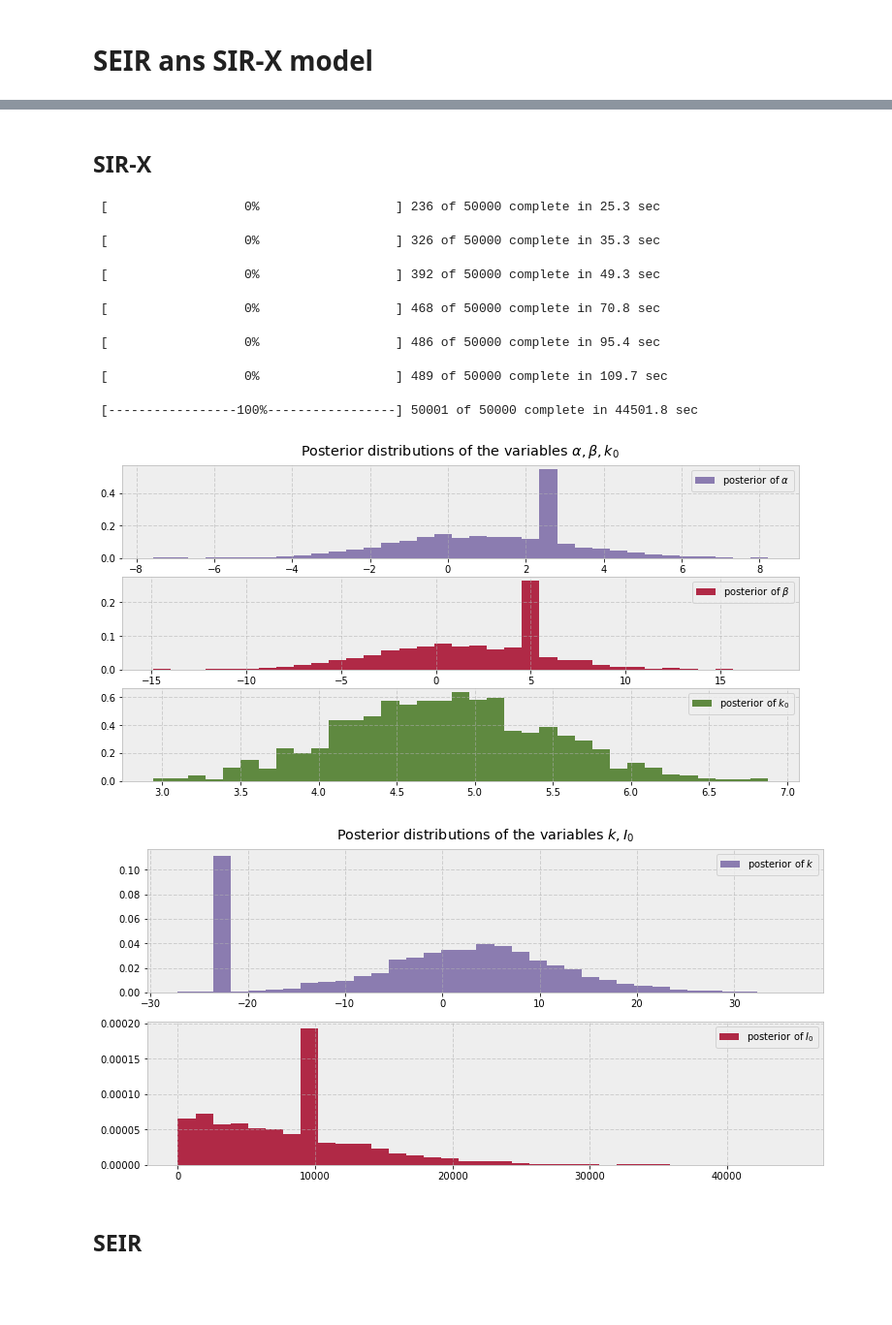
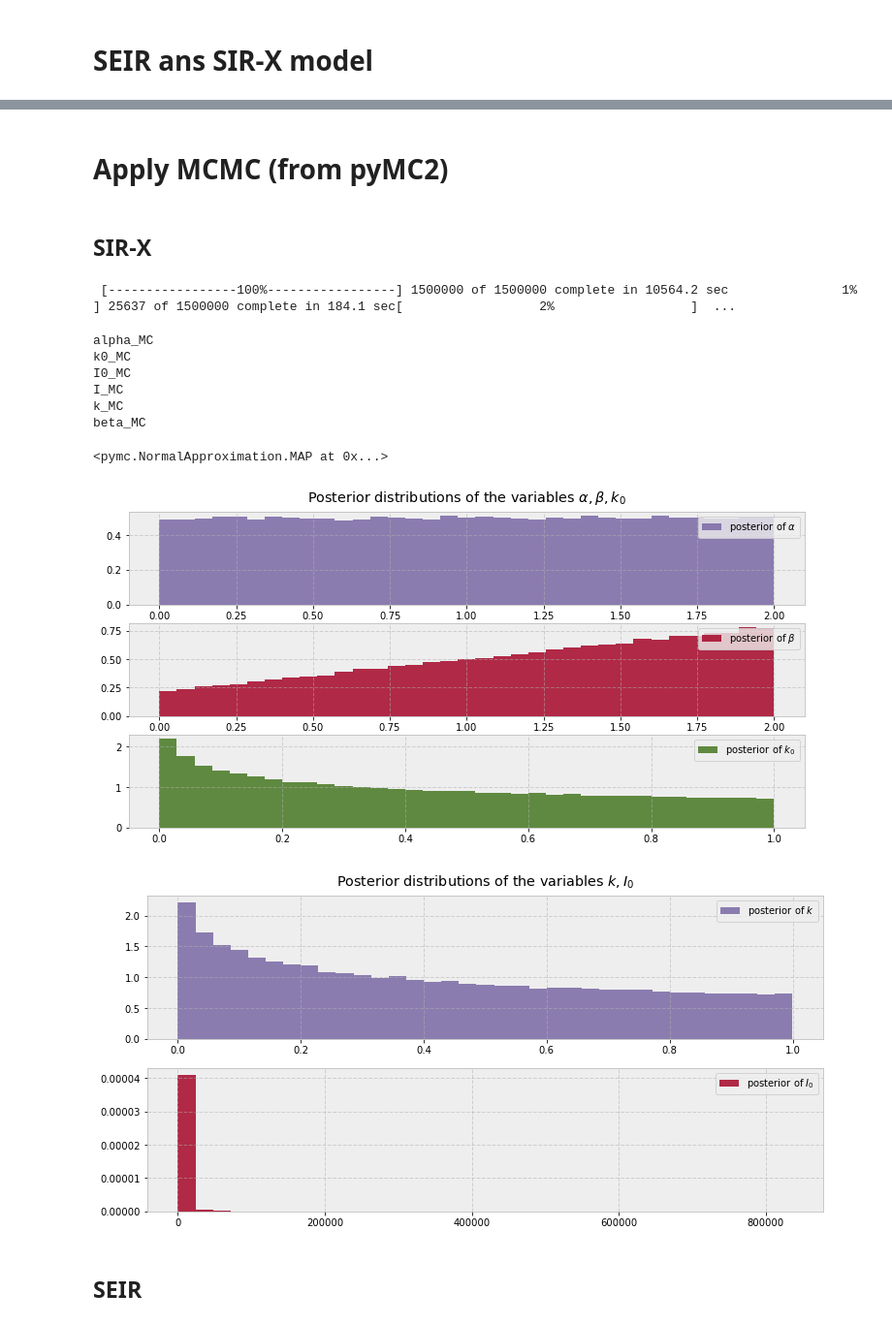
Before and after one commit to G-Ryzhakov/COVID-19-BO-SIRX, a Jupyter notebook: Corona.ipynb, the cells around one changed output, grey strips where cells are left out. Shown: that part at 97% size. Drawn from its saved outputs; the diff is of its cells as text; code cells hidden in the pictures; blank space fills up the shorter version.

```diff
--- a/Corona.ipynb
+++ b/Corona.ipynb
@@ -48,5 +49,5 @@ covid_confirmed.head()
 # %%
-Country = 'China'
+Country = 'Russia'
 population = {"Russia" : 146745098, "Italy" : 60317000, "China" : 1404328000}
 
 data_Russia_confirmed = covid_confirmed[covid_confirmed.Country == Country].values[0, 4:].astype(int)
@@ -59,6 +60,8 @@ data[2] = covid_recovered[covid_recovered.Country == Country].values[0, 4:].asty
 
 data_normed = data.astype(np.float64) / population[Country]
 data_normed_only_conf = data_normed[0] - data_normed[1] - data_normed[2]
+
+true_vals = data_normed[0][data[0] >= 3]
 # %%
 plt.plot(data.T);
 # %% [output]
@@ -185,29 +320,39 @@ params
+# %% [markdown]
+# Apply MCMC (from pyMC2)
 # %% [markdown]
 ## SIR-X
 # %%
 # SIRX
 
-alpha_MC = pm.Normal("alpha_MC", 1.1, 0.2)
-beta_MC  = pm.Normal("beta_MC", 0.38, 0.05)
-k0_MC    = pm.Normal("k0_MC", 0.06, 0.01)
-k_MC     = pm.Normal("k_MC", 0.05, 0.01)
+alpha_MC = pm.Uniform("alpha_MC", 1e-5, 2)
+beta_MC  = pm.Uniform("beta_MC", 1e-5, 2)
+k0_MC = pm.Uniform("k0_MC", 1e-7, 1)
+k_MC    = pm.Uniform("k_MC", 1e-7, 1)
+
+
+
+#alpha_MC = pm.Normal("alpha_MC", 1.1, 0.2)
+#beta_MC  = pm.Normal("beta_MC", 0.38, 0.05)
+#k0_MC    = pm.Normal("k0_MC", 0.06, 0.01)
+#k_MC     = pm.Normal("k_MC", 0.05, 0.01)
 I0_MC    = pm.Exponential("I0_MC", 1e-6)
 
 
 
-true_vals = data_normed[0]
+#true_vals = data_normed[0]
+true_vals = data_normed[0][data[0] >= 3]
+
 
 vals = []
 
 @pm.deterministic
-def obs(alpha_MC=alpha_MC, beta_MC=beta_MC, k0_MC=k0_MC, k_MC=k_MC, I0_MC=I0_MC):
+def obs(alpha_MC, beta_MC, k0_MC, k_MC, I0_MC, cf = 1, N = len(true_cases), type_ret=2):
+        # N is number of points (days)
         #global vals
-        cf = 4
         dt = 1.0/cf
-        N = len(true_vals)
-        num = (N-1)*cf + 1
-        res = base_sirx_model_odeint((1, I0_MC, 0, 0), dt, num, (alpha_MC, beta_MC, k0_MC, k_MC))
-        rr = res.T[2][::cf]
+        num = (N-1)*cf
+        res = base_sirx_model_odeint((1.0 - (I0_MC + true_cases[0]), I0_MC, true_cases[0], 0.0), dt, num, (alpha_MC, beta_MC, k0_MC, k_MC))
+        rr = res.T[type_ret][::cf]
         #print(rr)
         #vals.append(rr)
         return rr
@@ -220,12 +365,6 @@ mcmc = pm.MCMC([alpha_MC, beta_MC, k0_MC, k_MC, I0_MC, I_MC])
 #mcmc.sample(100000, 10000, 100)
 #mcmc.sample(10)
 #mcmc.sample(1000, 100, 10)
-mcmc.sample(50000, 5000, 10)
+mcmc.sample(1500000, 5000, 10)
 # %% [output]
- [                  0%                  ] 236 of 50000 complete in 25.3 sec
+ [-----------------100%-----------------] 1500000 of 1500000 complete in 10564.2 sec               1%                  ] 25637 of 1500000 complete in 184.1 sec[                  2%                  ]  ...
- [                  0%                  ] 326 of 50000 complete in 35.3 sec
- [                  0%                  ] 392 of 50000 complete in 49.3 sec
- [                  0%                  ] 468 of 50000 complete in 70.8 sec
- [                  0%                  ] 486 of 50000 complete in 95.4 sec
- [                  0%                  ] 489 of 50000 complete in 109.7 sec
- [-----------------100%-----------------] 50001 of 50000 complete in 44501.8 sec
@@ -232,3 +373,17 @@ mcmc.sample(50000, 5000, 10)
+# %%
+for i in map.variables:
+    print(i)
+# %% [output]
+alpha_MC
+k0_MC
+I0_MC
+I_MC
+k_MC
+beta_MC
+# %%
+map
+# %% [output]
+<pymc.NormalApproximation.MAP at 0x...>
 # %%
 alpha_samples = mcmc.trace('alpha_MC')[:]
 beta_samples = mcmc.trace('beta_MC')[:]
@@ -243,36 +398,36 @@ plt.figure(figsize=(12.5, 6))
 # histogram of the samples:
 plt.subplot(311)
 plt.title(r"Posterior distributions of the variables $\alpha, \beta, k_0$")
 plt.hist(alpha_samples, histtype='stepfilled', bins=35, alpha=0.85,
          label=r"posterior of $\alpha$", color="#7A68A6", density=True)
 plt.legend()
 
 plt.subplot(312)
 plt.hist(beta_samples, histtype='stepfilled', bins=35, alpha=0.85,
          label=r"posterior of $\beta$", color="#A60628", density=True)
 plt.legend();
 
 plt.subplot(313)
-plt.hist(gamma_samples, histtype='stepfilled', bins=35, alpha=0.85,
+plt.hist(k0_samples, histtype='stepfilled', bins=35, alpha=0.85,
          label=r"posterior of $k_0$", color="#467821", density=True)
 plt.legend();
 
 
 plt.figure(figsize=(12.5, 6))
 
 plt.subplot(211)
 plt.title(r"Posterior distributions of the variables $k, I_0$")
 plt.hist(k_samples, histtype='stepfilled', bins=35, alpha=0.85,
          label=r"posterior of $k$", color="#7A68A6", density=True)
 plt.legend()
 
 plt.subplot(212)
 plt.hist(I0_samples, histtype='stepfilled', bins=35, alpha=0.85,
          label=r"posterior of $I_0$", color="#A60628", density=True)
 plt.legend();
 # %% [output]
-[figure, old version]
+[figure, new version]
-[figure, old version]
+[figure, new version]
 # %% [markdown]
 ## SEIR
 # %%
```
Also changed, not shown: parts of 14 cells of this notebook, 3 other files.
